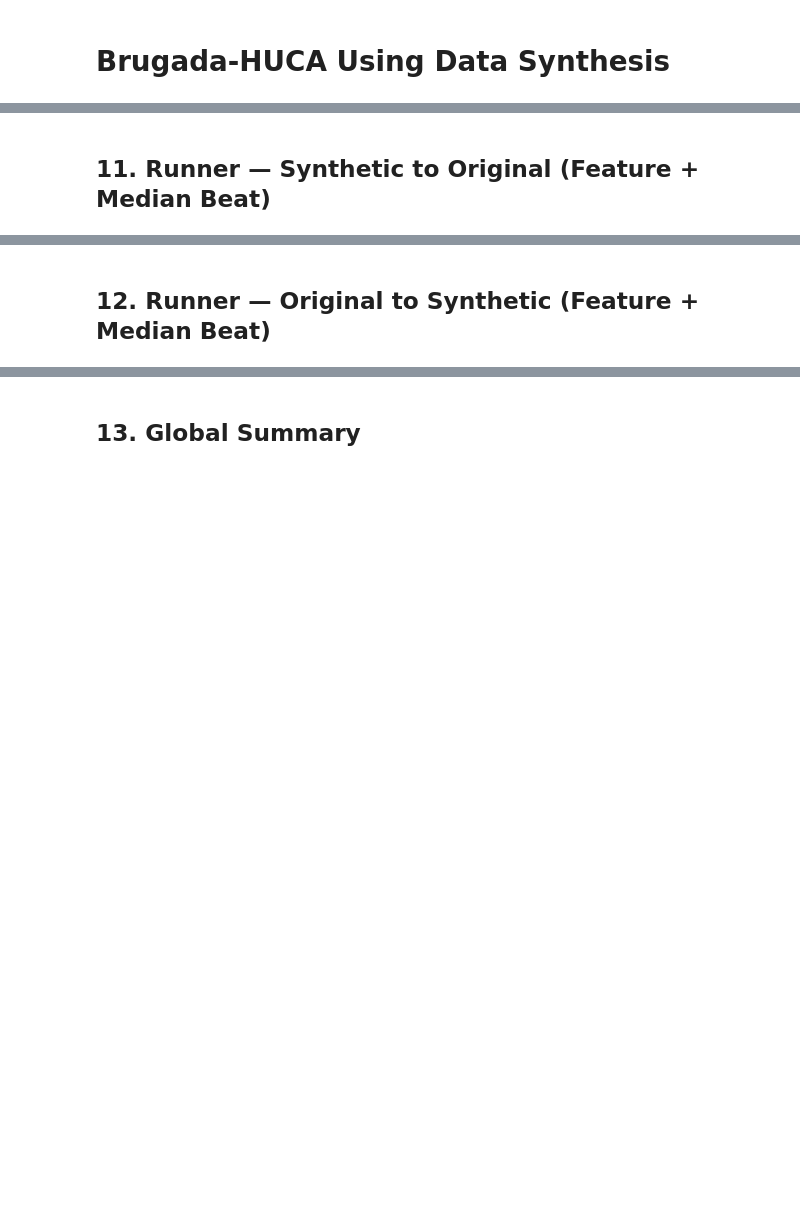
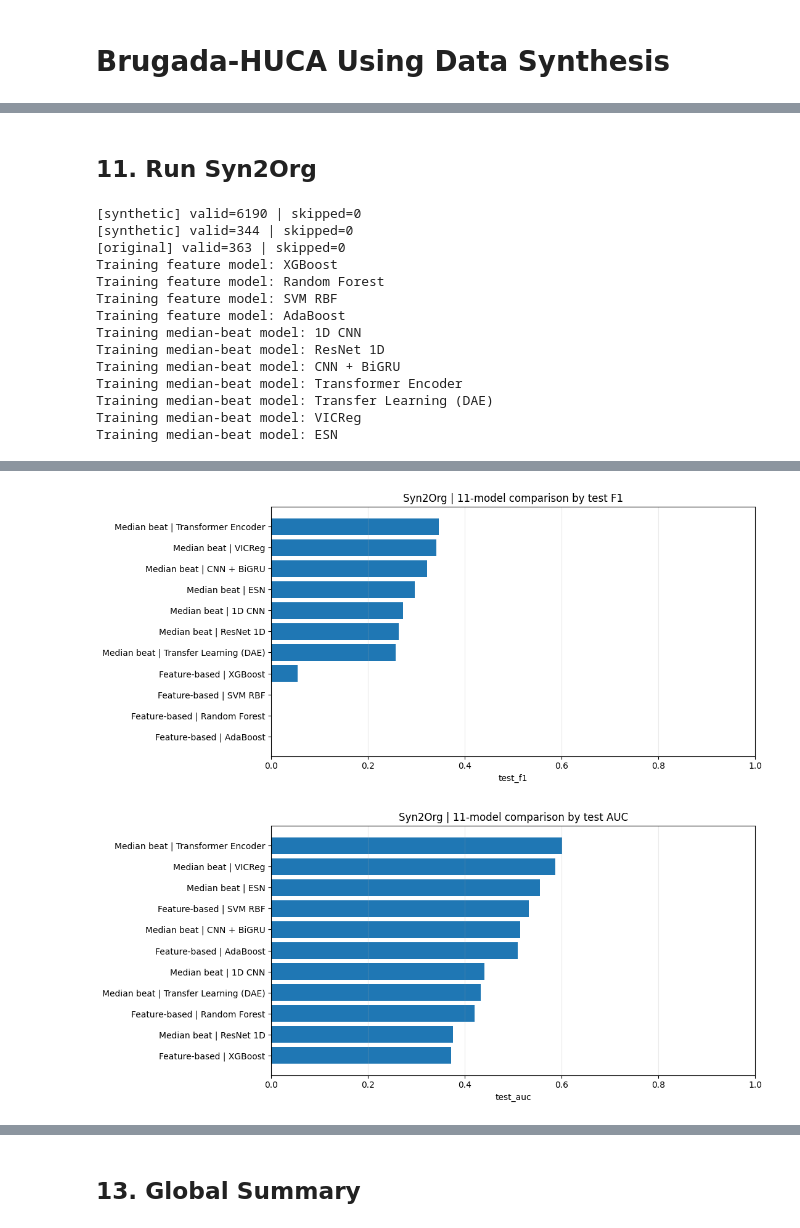
Before and after one commit to avezoor/MachineLearningRepository, a Jupyter notebook: IDSCBrugadaHucaSynthesis.ipynb, the cells around one changed output, grey strips where cells are left out. Cells and saved outputs as stored; diff of their text form; code cells hidden in the pictures; blank space fills up the shorter version.

```diff
--- a/IDSCBrugadaHucaSynthesis.ipynb
+++ b/IDSCBrugadaHucaSynthesis.ipynb
@@ -427,11 +493,11 @@ def preprocess_ecg(sig: np.ndarray, fs: int) -> np.ndarray:
     # expected shape: (n_samples, n_leads) or (n_leads, n_samples)
     sig = np.asarray(sig, dtype=np.float32)
     if sig.ndim != 2:
-        raise ValueError(f"Signal harus 2D, dapat shape={sig.shape}")
+        raise ValueError(f"Signal must be 2D, got shape={sig.shape}")
     if sig.shape[0] == len(LEAD_NAMES) and sig.shape[1] != len(LEAD_NAMES):
         sig = sig.T  # to (n_samples, n_leads)
     if sig.shape[1] != len(LEAD_NAMES):
-        raise ValueError(f"Jumlah lead tidak cocok. Shape setelah normalisasi: {sig.shape}")
+        raise ValueError(f"Lead count mismatch. Shape after normalization: {sig.shape}")
 
     out = np.zeros_like(sig, dtype=np.float32)
     for i in range(sig.shape[1]):
@@ -446,14 +512,14 @@ def preprocess_ecg(sig: np.ndarray, fs: int) -> np.ndarray:
 
 def detect_r_peaks(ecg_1lead: np.ndarray, fs: int, min_peak_distance_sec: float = 0.45) -> np.ndarray:
     distance = max(1, int(fs * min_peak_distance_sec))
-    # deteksi sederhana: prominence menyesuaikan sinyal
+    # simple detection: prominence adapts to the signal
     prominence = max(0.05, np.std(ecg_1lead) * 0.5)
     peaks, _ = signal.find_peaks(ecg_1lead, distance=distance, prominence=prominence)
     return peaks
 
 def extract_median_beat(sig: np.ndarray, fs: int, peak_lead: int, pre_r_sec: float, post_r_sec: float) -> np.ndarray:
     '''
-    Input  : sig shape (n_samples, n_leads), sudah dipreprocess
+    Input  : sig shape (n_samples, n_leads), already preprocessed
     Output : median beat shape (beat_len, n_leads)
     '''
     ecg_lead = sig[:, peak_lead]
@@ -669,7 +735,7 @@ def build_representations(df: pd.DataFrame, source: str, config: dict):
             elif source == "synthetic":
                 sig = load_synthetic_signal(row, config)
             else:
-                raise ValueError(f"Source tidak dikenali: {source}")
+                raise ValueError(f"Unknown source: {source}")
 
             sig = preprocess_ecg(sig, fs=config["fs"])
             med = extract_median_beat(
@@ -692,7 +758,7 @@ def build_representations(df: pd.DataFrame, source: str, config: dict):
             continue
 
     if len(ids) == 0:
-        raise RuntimeError(f"Tidak ada sample valid untuk source={source}")
+        raise RuntimeError(f"No valid samples were found for source={source}")
 
     X_feat = pd.DataFrame(feature_rows)
     X_seq = np.stack(sequence_rows, axis=0).astype(np.float32)
@@ -1296,10 +1374,26 @@ def plot_best_training_curve(histories: Dict[str, Optional[pd.DataFrame]], title
-# %% [markdown]
-## 11. Runner — Synthetic to Original (Feature + Median Beat)
+# %% [markdown]
+## 11. Run Syn2Org
 # %%
+# =========================
+# EXPERIMENT 1: SYN2ORG
+# =========================
+if "syn2org_split" not in globals() or "org2syn_split" not in globals():
+    df_org = load_original_metadata(CONFIG)
+    df_syn = load_synthetic_metadata(CONFIG)
+    synthetic_train_df, synthetic_val_df, synthetic_test_df = split_synthetic_dev_test(df_syn, CONFIG)
+    syn2org_split = make_synthetic_to_original_split(
+        synthetic_train_df=synthetic_train_df,
+        synthetic_val_df=synthetic_val_df,
+        original_test_df=df_org,
+    )
+    org2syn_split = make_original_to_synthetic_split(
+        df_org=df_org,
+        synthetic_test_df=synthetic_test_df,
+        config=CONFIG,
+    )
+    SCENARIO_SYN2ORG = "Syn2Org"
+    SCENARIO_ORG2SYN = "Org2Syn"
 
-# =========================
-# EXPERIMENT 1: TRAIN SYNTHETIC -> TEST ORIGINAL
-# =========================
 ids_tr, Xf_tr, Xs_tr, y_tr = build_representations(syn2org_split.train_df, "synthetic", CONFIG)
 ids_va, Xf_va, Xs_va, y_va = build_representations(syn2org_split.val_df, "synthetic", CONFIG)
 ids_te, Xf_te, Xs_te, y_te = build_representations(syn2org_split.test_df, "original", CONFIG)
@@ -1307,12 +1401,12 @@ ids_te, Xf_te, Xs_te, y_te = build_representations(syn2org_split.test_df, "origi
 feature_results_syn, fitted_feature_models_syn = train_and_evaluate_feature_models(
     Xf_tr, y_tr, Xf_va, y_va, Xf_te, y_te
 )
-feature_results_syn = add_result_metadata(feature_results_syn, "Feature-based", "Synthetic -> Original")
+feature_results_syn = add_result_metadata(feature_results_syn, "Feature-based", SCENARIO_SYN2ORG)
 
 sequence_results_syn, fitted_sequence_models_syn, sequence_histories_syn = train_and_evaluate_sequence_models(
     Xs_tr, y_tr, Xs_va, y_va, Xs_te, y_te, CONFIG
 )
-sequence_results_syn = add_result_metadata(sequence_results_syn, "Median beat", "Synthetic -> Original")
+sequence_results_syn = add_result_metadata(sequence_results_syn, "Median beat", SCENARIO_SYN2ORG)
 
 results_syn_all = pd.concat([feature_results_syn, sequence_results_syn], ignore_index=True)
 results_syn_all = results_syn_all.sort_values(["test_f1", "test_auc"], ascending=False).reset_index(drop=True)
@@ -1321,19 +1415,34 @@ display(results_syn_all)
 
 plot_model_comparison(
     results_syn_all,
-    title="Synthetic -> Original | 11-model comparison by test F1",
+    title="Syn2Org | 11-model comparison by test F1",
     metric="test_f1",
 )
 plot_model_comparison(
     results_syn_all,
-    title="Synthetic -> Original | 11-model comparison by test AUC",
+    title="Syn2Org | 11-model comparison by test AUC",
     metric="test_auc",
 )
 plot_representation_summary(
     results_syn_all,
-    title="Synthetic -> Original | average score by representation",
+    title="Syn2Org | average score by representation",
 )
 plot_best_training_curve(
     sequence_histories_syn,
-    title="Synthetic -> Original",
+    title="Syn2Org",
 )
+# %% [output]
+[synthetic] valid=6190 | skipped=0
+[synthetic] valid=344 | skipped=0
+[original] valid=363 | skipped=0
+Training feature model: XGBoost
+Training feature model: Random Forest
+Training feature model: SVM RBF
+Training feature model: AdaBoost
+Training median-beat model: 1D CNN
+Training median-beat model: ResNet 1D
+Training median-beat model: CNN + BiGRU
+Training median-beat model: Transformer Encoder
+Training median-beat model: Transfer Learning (DAE)
+Training median-beat model: VICReg
+Training median-beat model: ESN
@@ -1339,0 +1461,2 @@ plot_best_training_curve(
+[figure, added]
+[figure, added]
@@ -1340,2 +1464,0 @@ plot_best_training_curve(
-# %% [markdown]
-## 12. Runner — Original to Synthetic (Feature + Median Beat)
```
Also changed, not shown: parts of 26 cells of this notebook.
